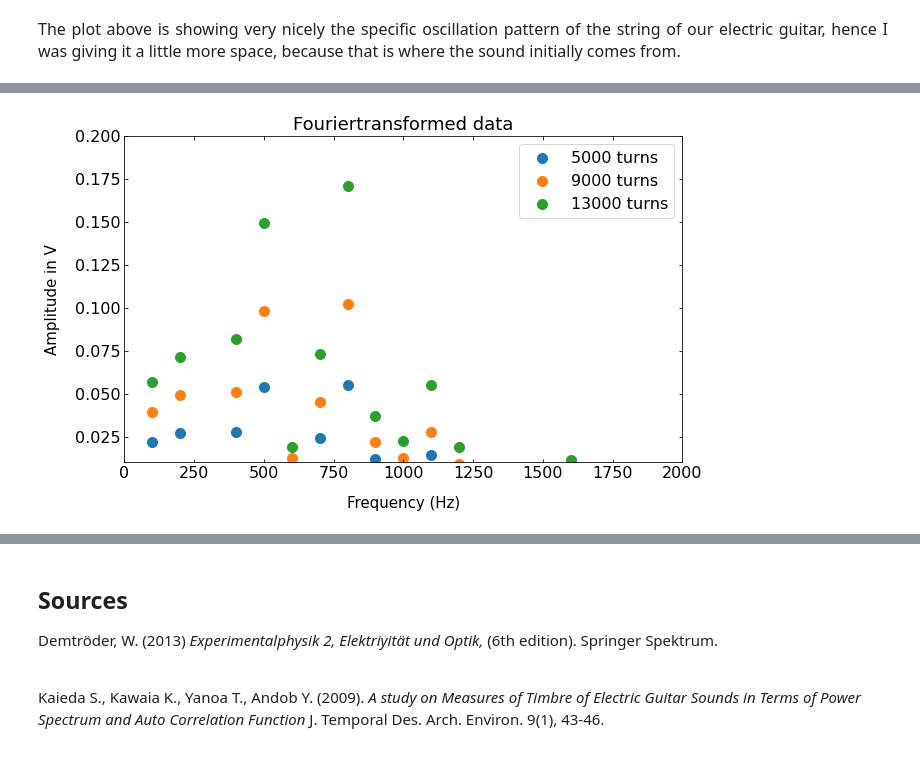
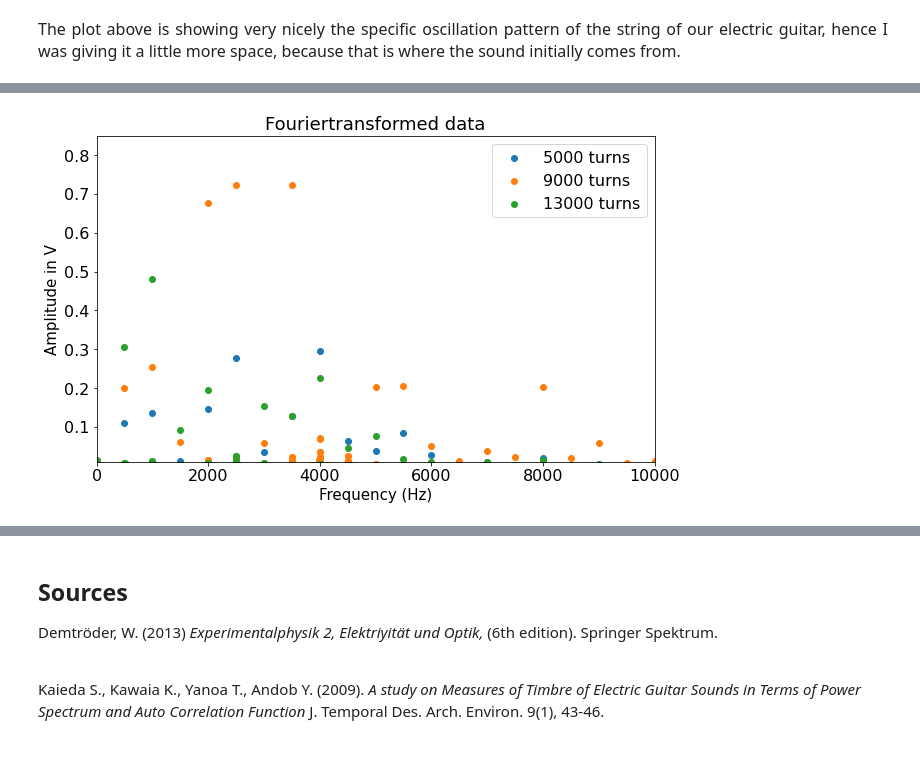
Before and after one commit to Jaxei/signal-of-an-electric-guitar-pickup, a Jupyter notebook: Essay.ipynb, the cells around one changed output, grey strips where cells are left out. Cells and saved outputs as stored; diff of their text form; code cells hidden in the pictures.

```diff
--- a/Essay.ipynb
+++ b/Essay.ipynb
@@ -4,18 +6,7 @@
 import numpy as np
 import matplotlib.pyplot as plt
 
-plt.rcParams.update({'font.size': 16,
-                     'axes.titlesize': 18,
-                     'axes.labelsize': 15,
-                     'axes.labelpad': 15,
-                     'lines.linewidth': 0.8,
-                     'lines.markersize': 10,
-                     'xtick.labelsize' : 16,
-                     'ytick.labelsize' : 16,
-                     'xtick.top' : True,
-                     'xtick.direction' : 'in',
-                     'ytick.right' : True,
-                     'ytick.direction' : 'in',})
+plt.rcParams.update({'font.size': 16, 'axes.titlesize': 18, 'axes.labelsize': 15, 'lines.linewidth': 0.9, 'xtick.labelsize' : 16, 'ytick.labelsize' : 16,})
 # %% [markdown]
 ## Why writing about Guitar Pickups?
 
@@ -386,6 +393,6 @@ plt.plot(t,Vf_) #plotting the recieved signal at the output jack
 plt.title('Voltage at the Output jack')
 plt.xlabel('Time in s')
 plt.ylabel('Voltage Amplitude in V')
-plt.xlim(0,0.01) #adjust for chosen frequencies
+plt.xlim(0,3/f)
 plt.show()
 # %% [output]
@@ -396,6 +405,5 @@ Below I decided to plot a few different pickups for the frequency decided at the
 # %%
-Nf = 5000 #adding different N* as numbers of turns on the pickup coil
-Nf1 = 7000
+Nf1 = 7000 #adding different N* as numbers of turns on the pickup coil
 Nf2 = 9000
 Nf3 = 11000
 Nf4 = 13000
@@ -499,13 +507,14 @@ Vf3 = Vfs13*1/(np.sqrt((1-w**2/(w_r4**2))**2+(w**2/(w_r4**2*Q4**2))))+Vfs23*1/(n
 
 
 plt.figure(figsize=(10,6)) #plotting different recieved signals at the output jack
-plt.plot(t,Vf, label='5000 turns')
+plt.plot(t,Vf_, label='5000 turns')
+#plt.plot(t,Vf, label='7000 turns')
 plt.plot(t,Vf2, label='9000 turns')
 plt.plot(t,Vf3, label='13000 turns')
 plt.title('Voltage picked up from the Output jack')
 plt.xlabel('Time in s')
 plt.ylabel('Voltage Amplitude in V')
-plt.xlim(0,0.02) #adjust for different frequencies chosen
+plt.xlim(0,2/f)
 plt.legend(loc='upper right')
 plt.show()
 # %% [output]
@@ -516,40 +525,53 @@ In the plot above you can compare the different received signals at the output j
 # %%
 f_s = 1000000
+
+Vfft_=np.fft.fft(Vf_)
+nft_ = len(Vfft_)
+freq_ = np.fft.fftfreq(nft_, 1/f_s)
+
+half_nft_ = int(np.ceil(nft_/2.0))
+Vfft__half = (2.0 / nft_) * Vfft_[:half_nft_]
+freq__half = freq_[:half_nft_]
+
+
 Vfft=np.fft.fft(Vf)
 nft = len(Vfft)
 freq = np.fft.fftfreq(nft, 1/f_s)
 
 half_nft = int(np.ceil(nft/2.0))
 Vfft_half = (2.0 / nft) * Vfft[:half_nft]
 freq_half = freq[:half_nft]
+
 
 Vfft2=np.fft.fft(Vf2)
 nft2 = len(Vfft2)
 freq2 = np.fft.fftfreq(nft2, 1/f_s)
 
 half_nft2 = int(np.ceil(nft2/2.0))
 Vfft2_half = (2.0 / nft) * Vfft2[:half_nft2]
 freq2_half = freq2[:half_nft2]
 
-plt.figure(1,figsize=(10,6))
 
 Vfft3=np.fft.fft(Vf3)
 nft3 = len(Vfft3)
 freq3 = np.fft.fftfreq(nft3, 1/f_s)
 
 half_nft3 = int(np.ceil(nft3/2.0))
 Vfft3_half = (2.0 / nft3) * Vfft3[:half_nft3]
 freq3_half = freq3[:half_nft3]
 
+
+plt.figure(1,figsize=(10,6))
 plt.title('Fouriertransformed data')
-plt.scatter(freq_half, np.abs(Vfft_half), label=('5000 turns'))
+plt.scatter(freq_half, np.abs(Vfft__half), label=('5000 turns'))
+#plt.scatter(freq_half, np.abs(Vfft_half), label=('7000 turns'))
 plt.scatter(freq_half, np.abs(Vfft2_half), label=('9000 turns'))
 plt.scatter(freq_half, np.abs(Vfft3_half), label=('13000 turns'))
 plt.xlabel("Frequency (Hz)")
 plt.ylabel("Amplitude in V")
-plt.xlim(0,2000) #adjust for the chosen frequency
-plt.ylim(0.01,0.2)
+plt.xlim(0,f*20)
+plt.ylim(0.01,f*0.0017)
 plt.legend(loc='upper right')
 plt.show()
 # %% [output]
-[figure, old version]
+[figure, new version]
```
Also changed, not shown: parts of 25 cells of this notebook.
